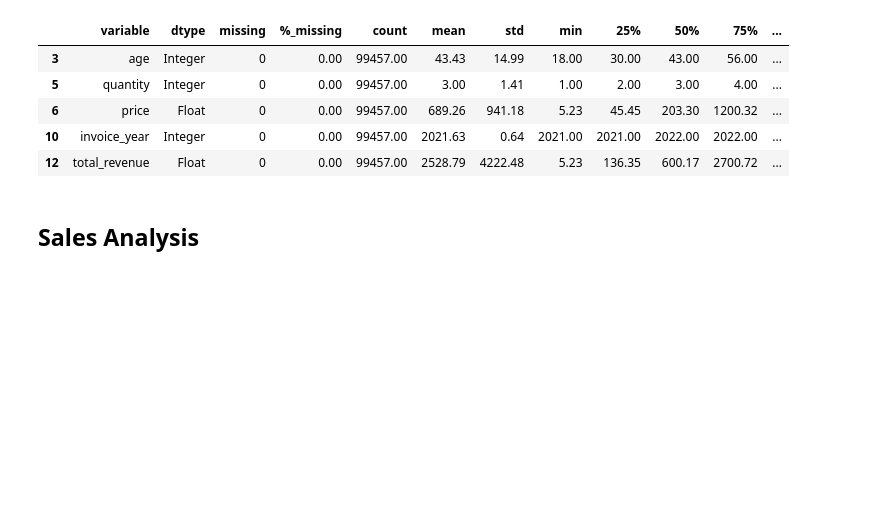
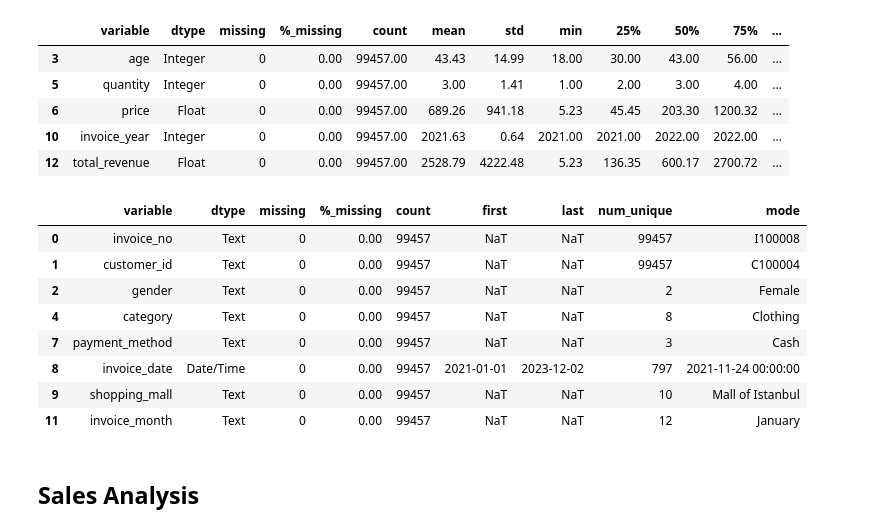
Before and after one commit to fonyango/sales-intelligence, a Jupyter notebook: basic/basic-sales-overview.ipynb, the cells around one changed output. Drawn from its saved outputs; the diff is of its cells as text; code cells hidden in the pictures; blank space fills up the shorter version.

Commit message:
Enhancement | Used cleansummary library

```diff
--- a/basic/basic-sales-overview.ipynb
+++ b/basic/basic-sales-overview.ipynb
@@ -252,7 +98,7 @@ class ExploreData():
 # %%
 # Check the proportion of missing values
-explore = ExploreData(df)
-explore.percentage_missing()
+cs = CleanSummary(df)
+cs.percentage_missing()
 # %% [output]
 |  | variable | missing | %_missing | dtype |
 | 0 | invoice_no | 0 | 0.00 | object |
@@ -302,6 +148,19 @@ explore.get_statistical_summary(variableType='numerical')
 | 6 | price | Float | 0 | 0.00 | 99457.00 | 689.26 | 941.18 | 5.23 | 45.45 | 203.30 | 1200.32 | ... |
 | 10 | invoice_year | Integer | 0 | 0.00 | 99457.00 | 2021.63 | 0.64 | 2021.00 | 2021.00 | 2022.00 | 2022.00 | ... |
 | 12 | total_revenue | Float | 0 | 0.00 | 99457.00 | 2528.79 | 4222.48 | 5.23 | 136.35 | 600.17 | 2700.72 | ... |
+# %%
+# get statistical summary of categorical variables
+cs.get_statistical_summary(variableType='categorical')
+# %% [output]
+|  | variable | dtype | missing | %_missing | count | first | last | num_unique | mode |
+| 0 | invoice_no | Text | 0 | 0.00 | 99457 | NaT | NaT | 99457 | I100008 |
+| 1 | customer_id | Text | 0 | 0.00 | 99457 | NaT | NaT | 99457 | C100004 |
+| 2 | gender | Text | 0 | 0.00 | 99457 | NaT | NaT | 2 | Female |
+| 4 | category | Text | 0 | 0.00 | 99457 | NaT | NaT | 8 | Clothing |
+| 7 | payment_method | Text | 0 | 0.00 | 99457 | NaT | NaT | 3 | Cash |
+| 8 | invoice_date | Date/Time | 0 | 0.00 | 99457 | 2021-01-01 | 2023-12-02 | 797 | 2021-11-24 00:00:00 |
+| 9 | shopping_mall | Text | 0 | 0.00 | 99457 | NaT | NaT | 10 | Mall of Istanbul |
+| 11 | invoice_month | Text | 0 | 0.00 | 99457 | NaT | NaT | 12 | January |
 # %% [markdown]
 ## Sales Analysis
 # %% [markdown]
```
Also changed, not shown: parts of 5 cells of this notebook.
